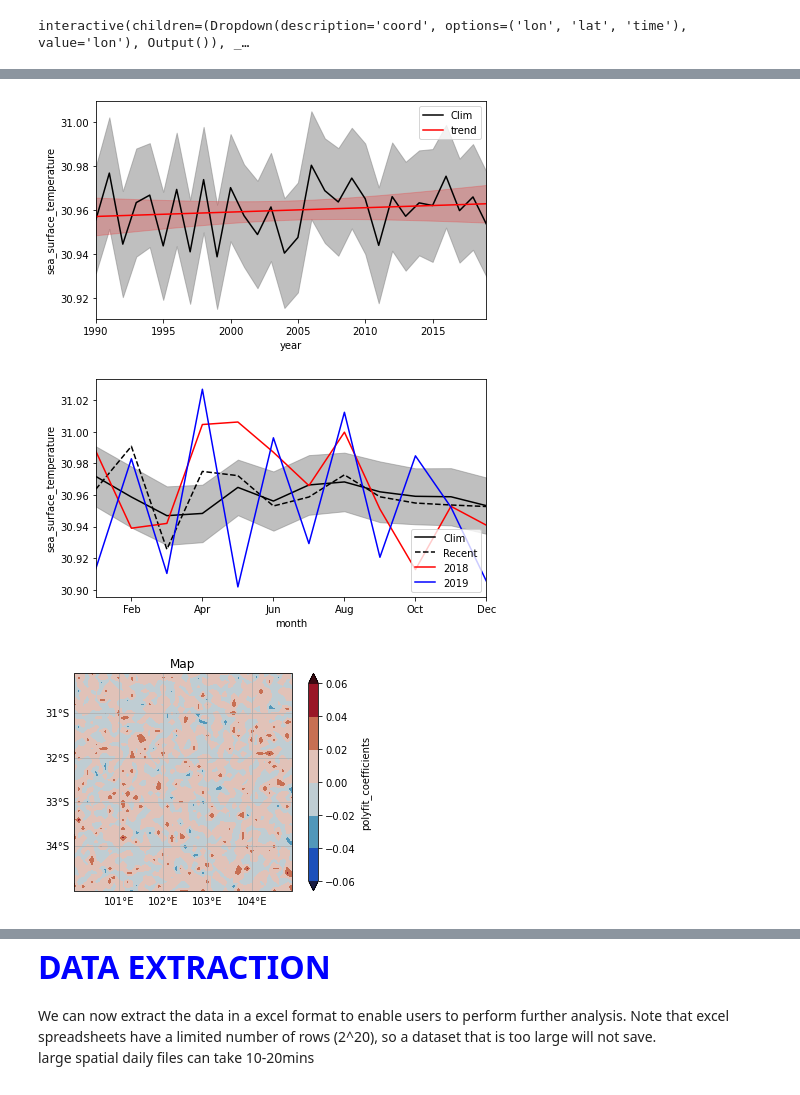
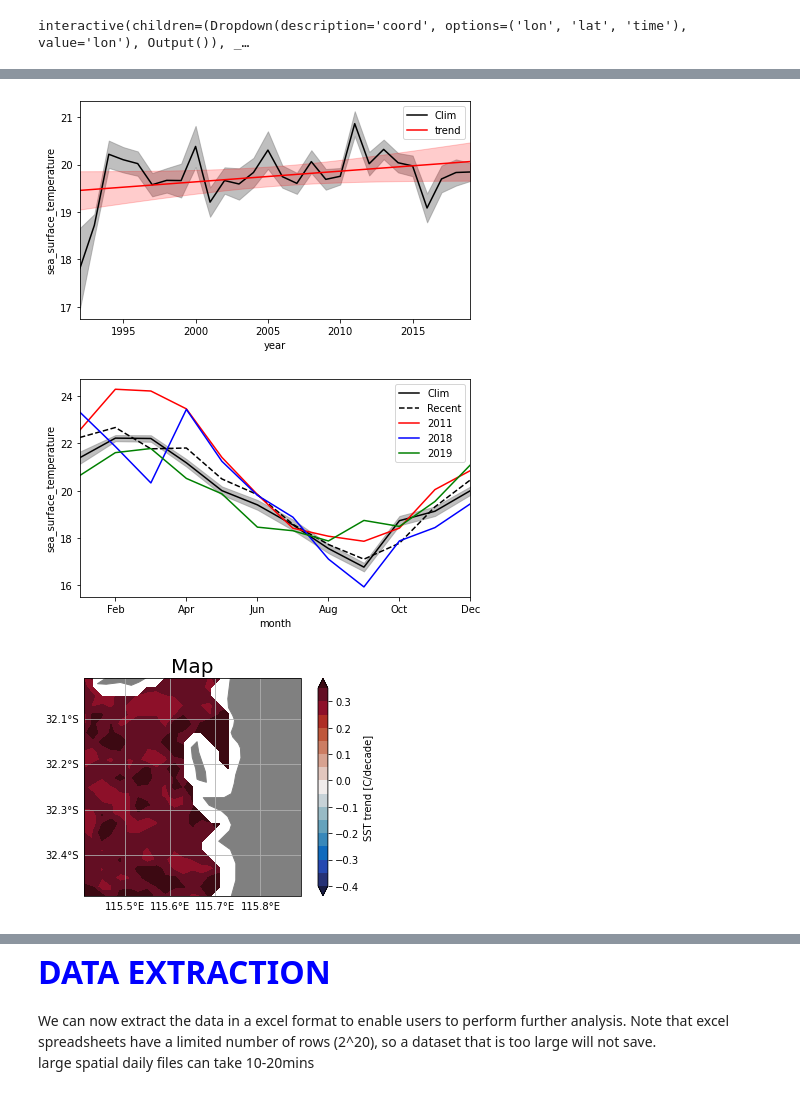
Before and after one commit to IOMRC/intake-aodn, a Jupyter notebook: notebooks/Main_nb.ipynb, the cells around one changed output, grey strips where cells are left out. Cells and saved outputs as stored; diff of their text form; code cells hidden in the pictures.

Commit message:
change to interative timeseries, include save option

```diff
--- a/notebooks/Main_nb.ipynb
+++ b/notebooks/Main_nb.ipynb
@@ -45,0 +105,11 @@ box_lim = [];
+# %%
+%%time
+data = open_stack('imos-data-pixeldrill-refs/IMOS/SRS/SST/ghrsst/L3S-1d/ngt/agg_monthly/',
+                extension='json',
+                open_func=open_and_crop,
+                storage_options=dict(key=key,secret=secret),
+                open_kwargs=dict(load=True,
+                                 simple_templates=True,
+                                 cropto=dict(lat=slice(-32.0,-32.5),lon=slice(115.4,115.9))))
+
+data['sea_surface_temperature']-= 273.15 # Kelvin to Celsuis conversion
@@ -84,5 +177,5 @@ interactive(children=(Dropdown(description='time', options=(numpy.datetime64('19
 # %%
-%matplotlib inline # This is needed to show plots in notebook but not compatible with widget extension (plots don't update).
+
 
 data_bavg = data.stack(space=['lon','lat']).mean(dim='space')
 
@@ -95,19 +188,19 @@ plt.fill_between(lci['year'].values,lci['linear_fit'].values,hci['linear_fit'].v
 ax.set_ylabel(ylab)
 plt.legend()
 
-clim,ax = Clim_plot(data_bavg['sea_surface_temperature'],['1990-01-01','2010-12-31'],'month',time_recent = ['2011-01-01', None],ind_yr = [2018 ,2019])
+clim,ax = Clim_plot(data_bavg['sea_surface_temperature'],['1990-01-01','2010-12-31'],'month',time_recent = ['2011-01-01', None],ind_yr = [2011,2018 ,2019])
 # %% [output]
-[figure, old version]
+[figure, new version]
-[figure, old version]
+[figure, new version]
 # %%
 #Map linear trends
 clim = make_clim(data['sea_surface_temperature'],time_res = 'year')
 coef,fit,hci,lci= lin_trend(clim[0],'year',deg=1)
-coef.isel(degree=0)['polyfit_coefficients']
+coef = coef.rename({'polyfit_coefficients':'SST trend [C/decade]'})
 
-map(coef.isel(degree=0)['polyfit_coefficients'],[coef.lon.min(),coef.lon.max()],[coef.lat.min(),coef.lat.max()],cmap = cmocean.cm.balance);
+ax,gl = map((coef.isel(degree=0)['SST trend [C/decade]']*10),[coef.lon.min(),coef.lon.max()],[coef.lat.min(),coef.lat.max()],cmap = cmocean.cm.balance,vmin = -0.4,vmax = 0.4,levels=np.arange(-0.4,0.4,0.05));
 # %% [output]
-[figure, old version]
+[figure, new version]
 # %%
 # Map and plot SST anomaly
 
```
Also changed, not shown: parts of 12 cells of this notebook.
